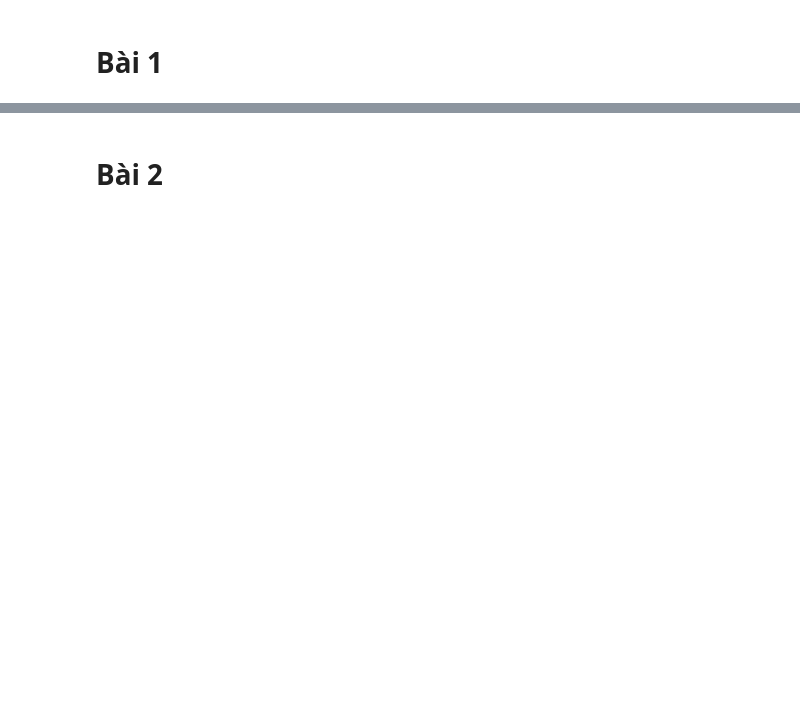
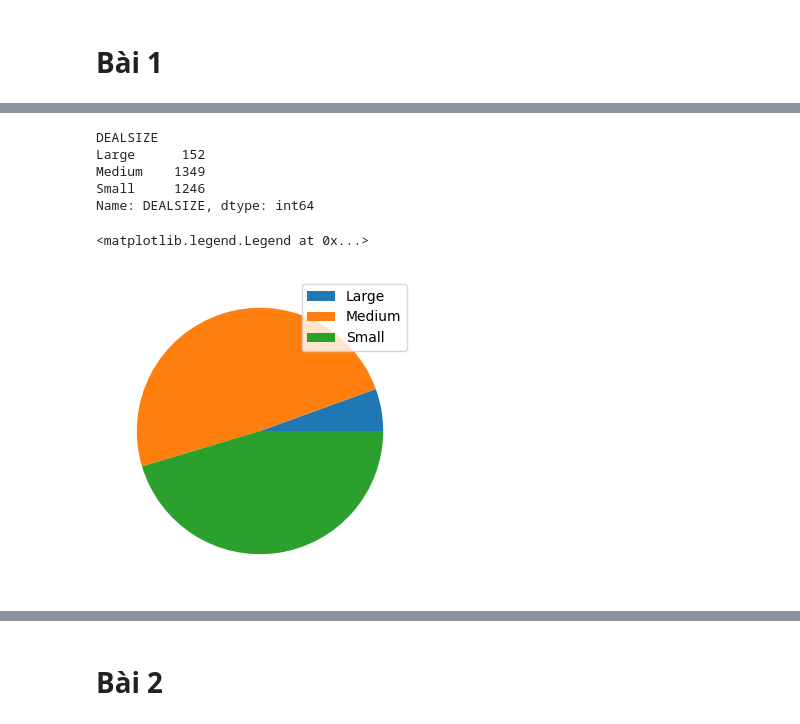
Before and after one commit to tano-dev/Pattern-Recognition-and-Machine-Learning, a Jupyter notebook: Exam/Test 1/23110163_NguyenVanPhucHuy_NDM_Test01.ipynb, the cells around one changed output, grey strips where cells are left out. Cells and saved outputs as stored; diff of their text form; code cells hidden in the pictures; blank space fills up the shorter version.

```diff
--- a/Exam/Test 1/23110163_NguyenVanPhucHuy_NDM_Test01.ipynb
+++ b/Exam/Test 1/23110163_NguyenVanPhucHuy_NDM_Test01.ipynb
@@ -126,0 +74,20 @@ plt.show()
+# %%
+# Câu 3 (1 điểm): Biểu đồ tròn thể hiện tỷ lệ các kích cỡ đơn hàng (DEALSIZE). Nhận xét.
+data_dealsize = data['DEALSIZE'].unique()
+data_sum_dealsize = data.groupby('DEALSIZE')['DEALSIZE'].count()
+print(data_sum_dealsize)
+# Đồ thị tròn là dùng pie
+plt.subplots(figsize=(16, 4))
+plt.pie(data_sum_dealsize)
+plt.legend(['Large','Medium','Small'])
+plt.title("Ty le cac kich co don hang")
+
+# Qua đồ thị ta thấy nhu cầu mua kích cỡ trung bình là cao nhất, và kích cỡ lớn là thấp nhất
+# %% [output]
+DEALSIZE
+Large      152
+Medium    1349
+Small     1246
+Name: DEALSIZE, dtype: int64
+<matplotlib.legend.Legend at 0x...>
+[figure, added]
```
Also changed, not shown: parts of 17 cells of this notebook, 9 other files.
